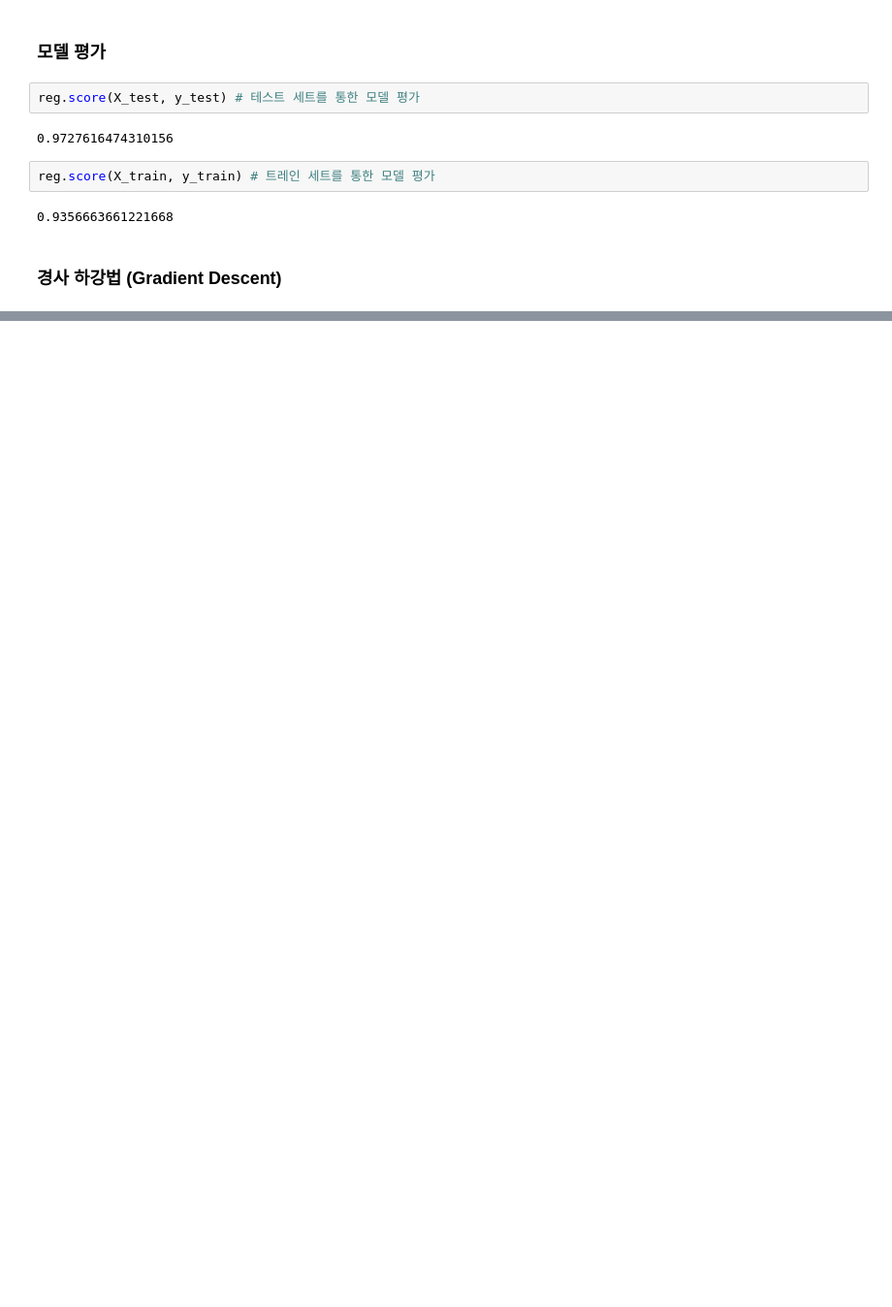
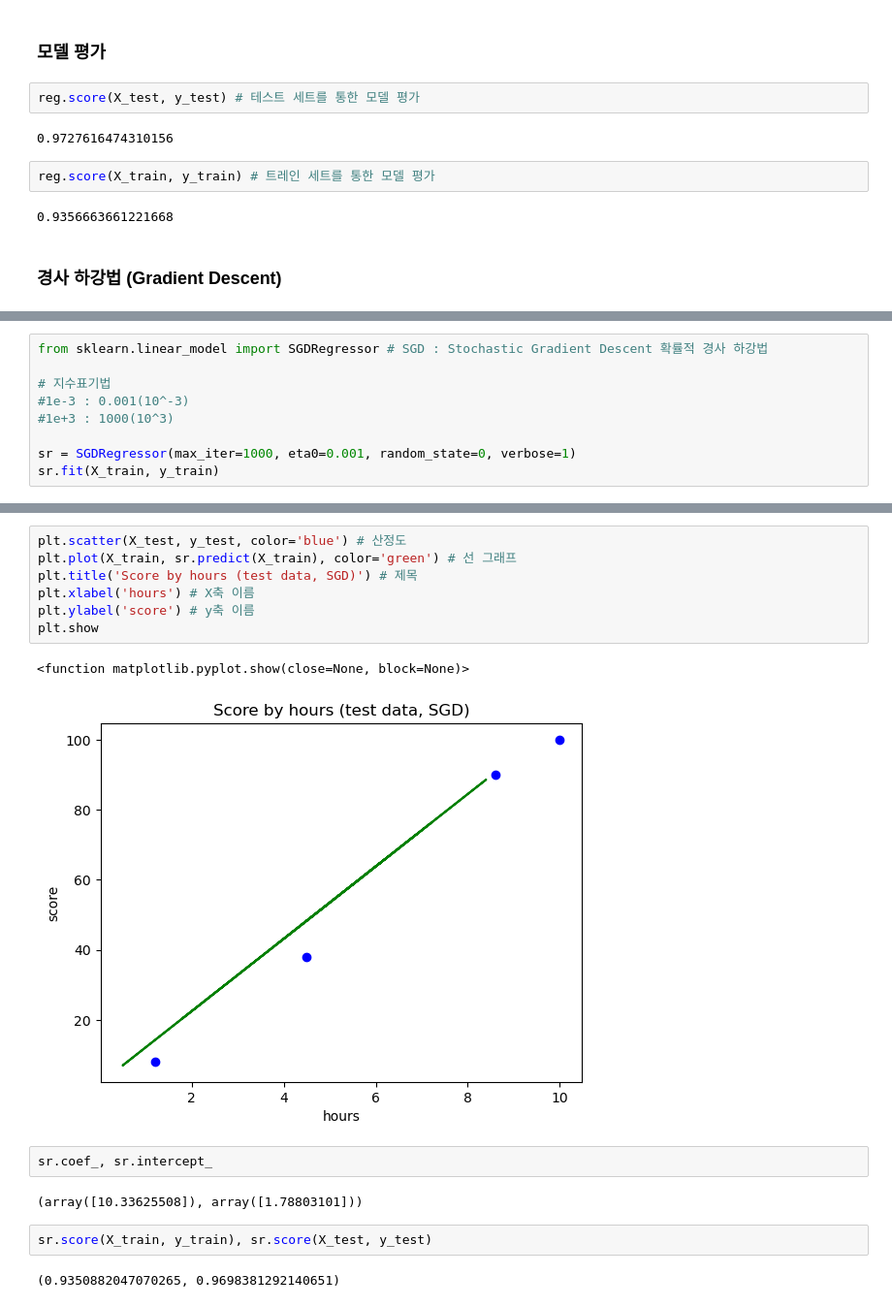
Before and after one commit to JasonKimDev/scikit_learn, a Jupyter notebook: 01.Linear Regression.ipynb, the cells around one changed output, grey strips where cells are left out. Shown at 97% size. Saved outputs shown, nothing was run; the diff lists cells and outputs as text; blank space fills up the shorter version.

```diff
--- a/01.Linear Regression.ipynb
+++ b/01.Linear Regression.ipynb
@@ -221,0 +225,9 @@ reg.score(X_train, y_train) # 트레인 세트를 통한 모델 평가
+# %%
+from sklearn.linear_model import SGDRegressor # SGD : Stochastic Gradient Descent 확률적 경사 하강법
+
+# 지수표기법
+#1e-3 : 0.001(10^-3)
+#1e+3 : 1000(10^3)
+
+sr = SGDRegressor(max_iter=1000, eta0=0.001, random_state=0, verbose=1)
+sr.fit(X_train, y_train)
@@ -221,0 +253,18 @@ reg.score(X_train, y_train) # 트레인 세트를 통한 모델 평가
+# %%
+plt.scatter(X_test, y_test, color='blue') # 산정도
+plt.plot(X_train, sr.predict(X_train), color='green') # 선 그래프
+plt.title('Score by hours (test data, SGD)') # 제목
+plt.xlabel('hours') # X축 이름
+plt.ylabel('score') # y축 이름
+plt.show
+# %% [output]
+<function matplotlib.pyplot.show(close=None, block=None)>
+[figure, added]
+# %%
+sr.coef_, sr.intercept_
+# %% [output]
+(array([10.33625508]), array([1.78803101]))
+# %%
+sr.score(X_train, y_train), sr.score(X_test, y_test)
+# %% [output]
+(0.9350882047070265, 0.9698381292140651)
```
Also changed, not shown: parts of 2 cells of this notebook, 1 other file.
